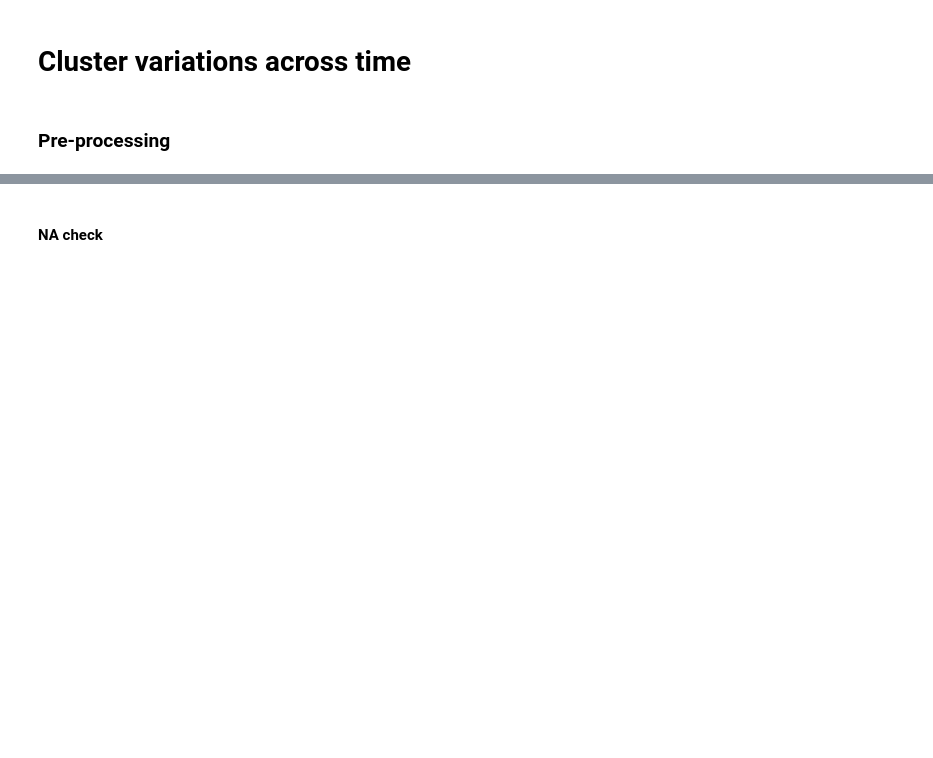
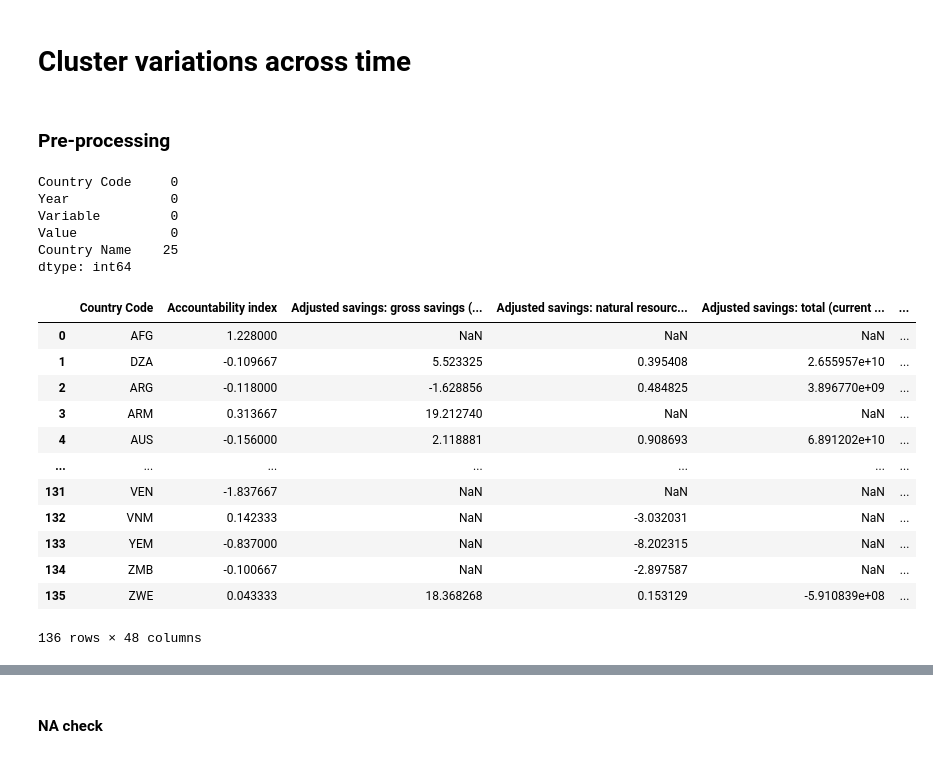
Before and after one commit to AyaanTigdikar/Capstone, a Jupyter notebook: code/3_label_clustering.ipynb, the cells around one changed output, grey strips where cells are left out. Drawn from its saved outputs; the diff is of its cells as text; code cells hidden in the pictures; blank space fills up the shorter version.

```diff
--- a/code/3_label_clustering.ipynb
+++ b/code/3_label_clustering.ipynb
@@ -71,0 +32,69 @@ df_change_clusters = df_change_wide.merge(
+# %%
+final_df_long[final_df_long['Variable'] == 'Economic Complexity Index'].isna().sum()
+final_df_long
+# %% [output]
+Country Code     0
+Year             0
+Variable         0
+Value            0
+Country Name    25
+dtype: int64
+# %%
+windows = {
+    3: ([1995, 1996, 1997], [2017, 2018, 2019]),
+    5: ([1995, 1996, 1997, 1998, 1999], [2015, 2016, 2017, 2018, 2019]),
+    7: ([1995, 1996, 1997, 1998, 1999, 2000, 2001], [2013, 2014, 2015, 2016, 2017, 2018, 2019])
+}
+
+results = {}
+
+for k, (start_years, end_years) in windows.items():
+
+    df_k = final_df_long[
+        final_df_long['Year'].isin(start_years + end_years)
+    ].copy()
+
+    pivot = df_k.pivot_table(
+        index=['Country Code', 'Variable'],
+        columns='Year',
+        values='Value'
+    )
+
+    pivot[f'avg_{start_years[0]}_{start_years[-1]}'] = pivot[start_years].mean(axis=1)
+    pivot[f'avg_{end_years[0]}_{end_years[-1]}']     = pivot[end_years].mean(axis=1)
+
+    df_change = (
+        pivot[f'avg_{end_years[0]}_{end_years[-1]}'] - pivot[f'avg_{start_years[0]}_{start_years[-1]}']
+    ).reset_index(name='Net_Change')
+
+    df_change_wide = df_change.pivot(
+        index='Country Code',
+        columns='Variable',
+        values='Net_Change'
+    )
+
+    results[k] = df_change_wide.merge(
+        clusters_list,
+        how='right',
+        on='Country Code'
+    )
+
+df_3_change_clusters = results[3]
+df_5_change_clusters = results[5]
+df_7_change_clusters = results[7]
+# %%
+df_3_change_clusters
+# %% [output]
+|  | Country Code | Accountability index | Adjusted savings: gross savings (... | Adjusted savings: natural resourc... | Adjusted savings: total (current ... | ... |
+| 0 | AFG | 1.228000 | NaN | NaN | NaN | ... |
+| 1 | DZA | -0.109667 | 5.523325 | 0.395408 | 2.655957e+10 | ... |
+| 2 | ARG | -0.118000 | -1.628856 | 0.484825 | 3.896770e+09 | ... |
+| 3 | ARM | 0.313667 | 19.212740 | NaN | NaN | ... |
+| 4 | AUS | -0.156000 | 2.118881 | 0.908693 | 6.891202e+10 | ... |
+| ... | ... | ... | ... | ... | ... | ... |
+| 131 | VEN | -1.837667 | NaN | NaN | NaN | ... |
+| 132 | VNM | 0.142333 | NaN | -3.032031 | NaN | ... |
+| 133 | YEM | -0.837000 | NaN | -8.202315 | NaN | ... |
+| 134 | ZMB | -0.100667 | NaN | -2.897587 | NaN | ... |
+| 135 | ZWE | 0.043333 | 18.368268 | 0.153129 | -5.910839e+08 | ... |
+136 rows × 48 columns
```
Also changed, not shown: parts of 11 cells of this notebook, 4 other files.
